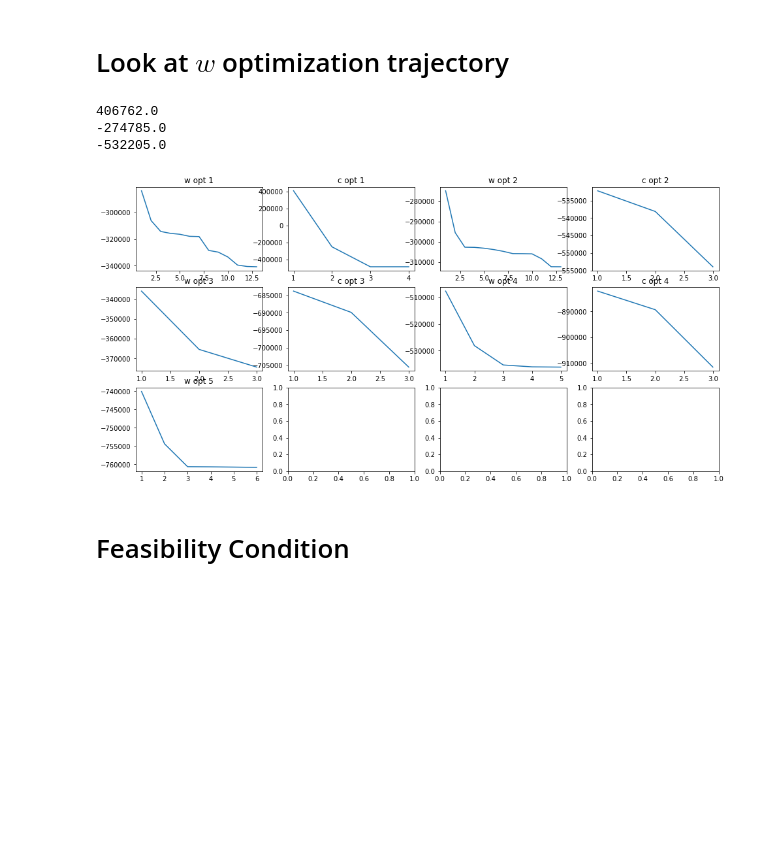
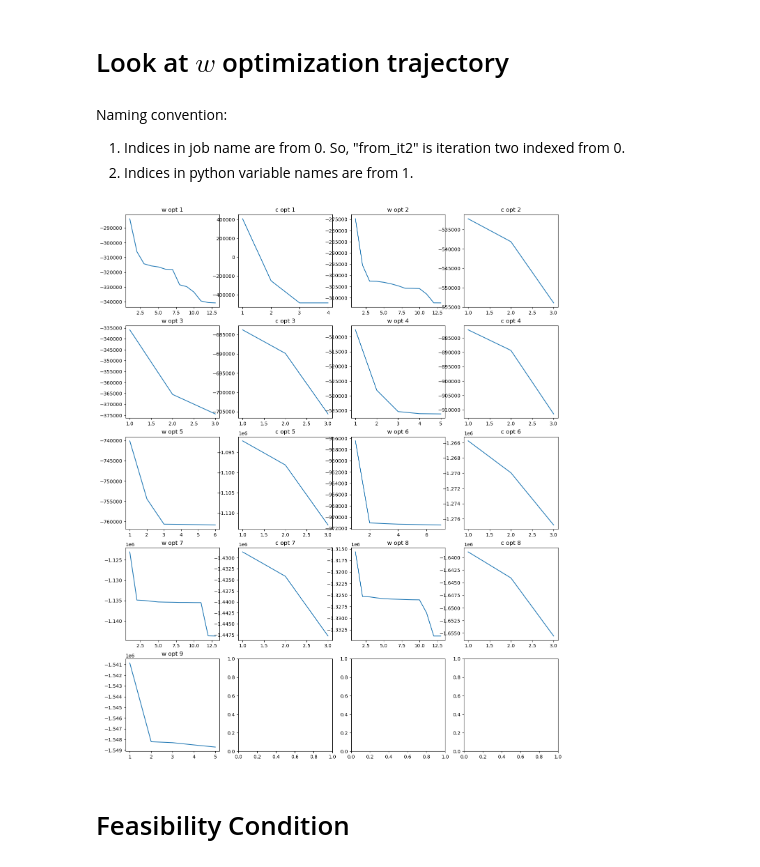
Before and after one commit to mcstanle/cf_inversion_sb_admm, a Jupyter notebook: output_investigation_02.ipynb, the cells around one changed output. Drawn from its saved outputs; the diff is of its cells as text; code cells hidden in the pictures; blank space fills up the shorter version.

```diff
--- a/output_investigation_02.ipynb
+++ b/output_investigation_02.ipynb
@@ -16,6 +19,10 @@ from generate_opt_objects import A_b_generation
 BASE_DIR = './data/carbon_flux/results'
 # %% [markdown]
 # Look at $w$ optimization trajectory
+# %% [markdown]
+Naming convention:
+1. Indices in job name are from 0. So, "from_it2" is iteration two indexed from 0.
+2. Indices in python variable names are from 1.
 # %%
 # read in the raw stdout file
 with open(BASE_DIR + '/02/stdout.txt', 'r') as f:
@@ -31,15 +42,8 @@ traj_w_01 = all_obj_vals[:13]
 traj_c_01 = all_obj_vals[13:17]
 traj_w_02 = all_obj_vals[17:30]
 traj_c_02 = all_obj_vals[30:]
-
-print(traj_c_01[0])
-print(traj_w_02[0])
-print(traj_c_02[0])
-# %% [output]
-406762.0
--274785.0
--532205.0
 # %%
+# starting from iteration 2 (indexed from 0)
 all_obj_vals_it2 = [
     float(line[22:34].replace('D', 'e')) for line in stdout_raw_it2 if 'At iterate' in line
 ]
@@ -48,10 +52,23 @@ traj_w_03 = all_obj_vals_it2[:3]
 traj_c_03 = all_obj_vals_it2[3:6]
 traj_w_04 = all_obj_vals_it2[6:11]
 traj_c_04 = all_obj_vals_it2[11:14]
-traj_w_05 = all_obj_vals_it2[14:]
-# traj_c_05 = all_obj_vals_it2[:]
+traj_w_05 = all_obj_vals_it2[14:20]
+traj_c_05 = all_obj_vals_it2[20:23]
+# %%
+# starting from iteration 5 (indexed from 0)
+all_obj_vals_it5 = [
+    float(line[22:34].replace('D', 'e')) for line in stdout_raw_it5 if 'At iterate' in line
+]
+
+traj_w_06 = all_obj_vals_it5[:7]
+traj_c_06 = all_obj_vals_it5[7:10]
+traj_w_07 = all_obj_vals_it5[10:23]
+traj_c_07 = all_obj_vals_it5[23:26]
+traj_w_08 = all_obj_vals_it5[26:39]
+traj_c_08 = all_obj_vals_it5[39:42]
+traj_w_09 = all_obj_vals_it5[42:]
 # %%
-fig, ax = plt.subplots(nrows=3, ncols=4, figsize=(16, 8))
+fig, ax = plt.subplots(nrows=5, ncols=4, figsize=(16, 20))
 
 # plots
 
@@ -60,35 +77,58 @@ ax[0, 0].plot(np.arange(1, 14), traj_w_01)
 ax[0, 1].plot(np.arange(1, 5), traj_c_01)
 
 # iteration 1
 ax[0, 2].plot(np.arange(1, 14), traj_w_02)
 ax[0, 3].plot(np.arange(1, 4), traj_c_02)
 
 # iteration 2
 ax[1, 0].plot(np.arange(1, 4), traj_w_03)
 ax[1, 1].plot(np.arange(1, 4), traj_c_03)
 
 # iteration 4
 ax[1, 2].plot(np.arange(1, len(traj_w_04) + 1), traj_w_04)
 ax[1, 3].plot(np.arange(1, len(traj_c_04) + 1), traj_c_04)
 
 # iteration 5
 ax[2, 0].plot(np.arange(1, len(traj_w_05) + 1), traj_w_05)
-# ax[2, 1].plot(np.arange(1, len(traj_c_04) + 1), traj_c_05)
+ax[2, 1].plot(np.arange(1, len(traj_c_05) + 1), traj_c_05)
+
+# iteration 6
+ax[2, 2].plot(np.arange(1, len(traj_w_06) + 1), traj_w_06)
+ax[2, 3].plot(np.arange(1, len(traj_c_06) + 1), traj_c_06)
+
+# iteration 7
+ax[3, 0].plot(np.arange(1, len(traj_w_07) + 1), traj_w_07)
+ax[3, 1].plot(np.arange(1, len(traj_c_07) + 1), traj_c_07)
+
+# iteration 8
+ax[3, 2].plot(np.arange(1, len(traj_w_08) + 1), traj_w_08)
+ax[3, 3].plot(np.arange(1, len(traj_c_08) + 1), traj_c_08)
+
+# iteration 9
+ax[4, 0].plot(np.arange(1, len(traj_w_09) + 1), traj_w_09)
 
 # titles
 ax[0, 0].set_title('w opt 1')
 ax[0, 1].set_title('c opt 1')
 ax[0, 2].set_title('w opt 2')
 ax[0, 3].set_title('c opt 2')
 ax[1, 0].set_title('w opt 3')
 ax[1, 1].set_title('c opt 3')
 ax[1, 2].set_title('w opt 4')
 ax[1, 3].set_title('c opt 4')
 ax[2, 0].set_title('w opt 5')
+ax[2, 1].set_title('c opt 5')
+ax[2, 2].set_title('w opt 6')
+ax[2, 3].set_title('c opt 6')
+ax[3, 0].set_title('w opt 7')
+ax[3, 1].set_title('c opt 7')
+ax[3, 2].set_title('w opt 8')
+ax[3, 3].set_title('c opt 8')
+ax[4, 0].set_title('w opt 9')
 
 plt.show()
 # %% [output]
-[figure, old version]
+[figure, new version]
 # %% [markdown]
 # Feasibility Condition
 # %% [markdown]
```
Also changed, not shown: parts of 24 cells of this notebook, 2 other files.
